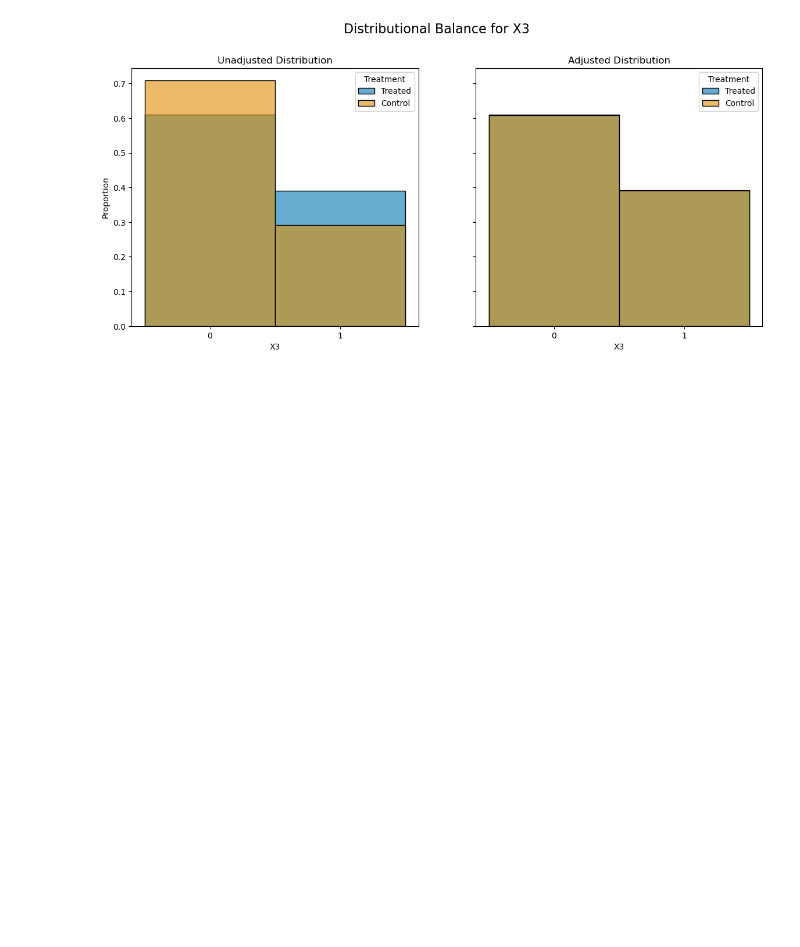
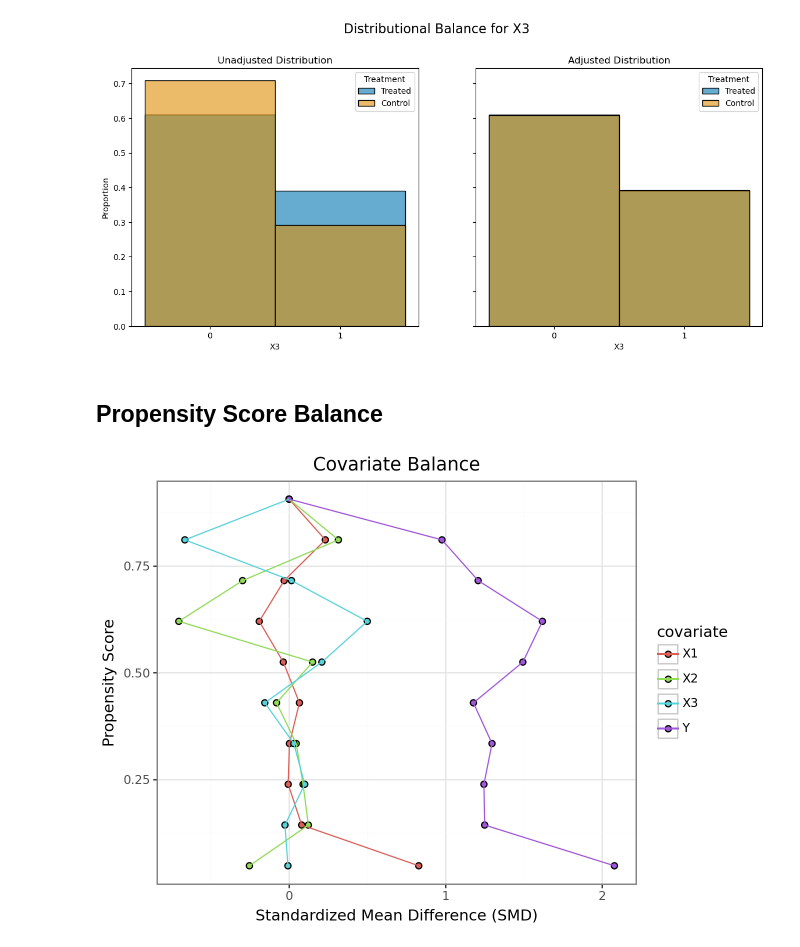
Before and after one commit to SvenKlaassen/cov-balance, a Jupyter notebook: cobalt_tests/python/unbalanced_dgp.ipynb, the cells around one changed output. Saved outputs shown, nothing was run; the diff lists cells and outputs as text; code cells hidden in the pictures; blank space fills up the shorter version.

```diff
--- a/cobalt_tests/python/unbalanced_dgp.ipynb
+++ b/cobalt_tests/python/unbalanced_dgp.ipynb
@@ -254,3 +254,10 @@ g = bal_table_test.balance_plot(covariate="X3")
 plt.show()
 # %% [output]
 [figure]
+# %% [markdown]
+## Propensity Score Balance
+# %%
+g = bal_table_test.plot_prop_balance(propensity_score=df_test["m_oracle"], n_bins=10)
+g
+# %% [output]
+[figure, added]
```
Also changed, not shown: parts of 1 cell of this notebook, 2 other files.
